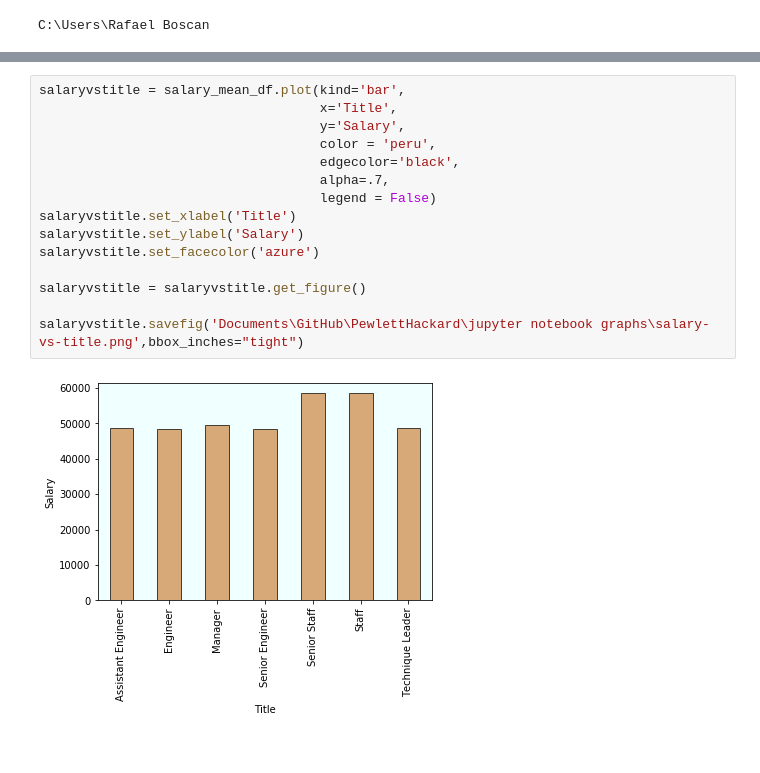
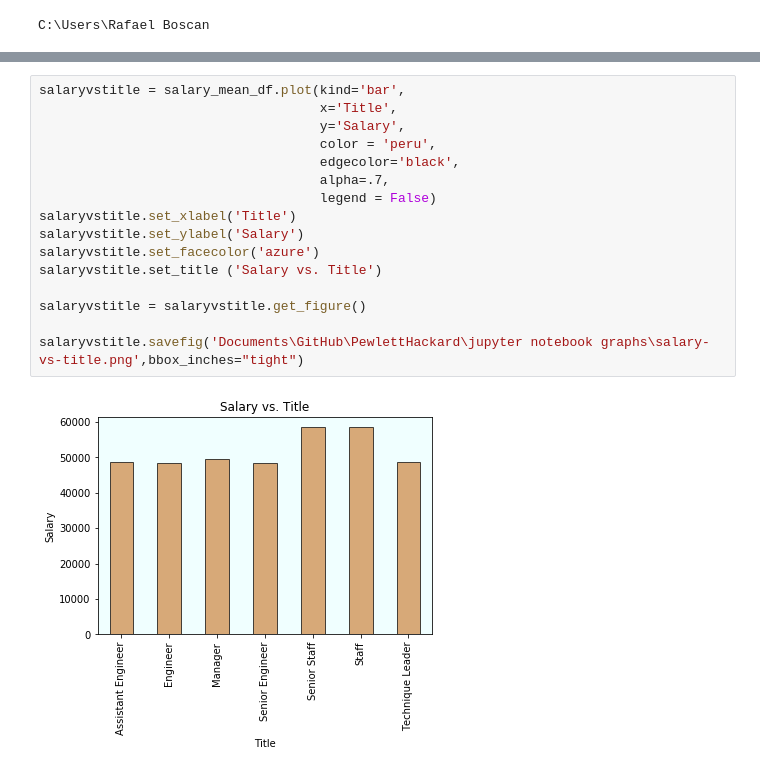
Before and after one commit to rboscan/PewlettHackard, a Jupyter notebook: pewletthackard_analysis.ipynb, the cells around one changed output, grey strips where cells are left out. Saved outputs shown, nothing was run; the diff lists cells and outputs as text.

```diff
--- a/pewletthackard_analysis.ipynb
+++ b/pewletthackard_analysis.ipynb
@@ -71,20 +160,21 @@ C:\Users\Rafael Boscan
 # %%
 salaryvstitle = salary_mean_df.plot(kind='bar',
                                     x='Title',
                                     y='Salary',
                                     color = 'peru',
                                     edgecolor='black',
                                     alpha=.7,
                                     legend = False)
 salaryvstitle.set_xlabel('Title')
 salaryvstitle.set_ylabel('Salary')
 salaryvstitle.set_facecolor('azure')
+salaryvstitle.set_title ('Salary vs. Title')
 
 salaryvstitle = salaryvstitle.get_figure()
 
 salaryvstitle.savefig('Documents\GitHub\PewlettHackard\jupyter notebook graphs\salary-vs-title.png',bbox_inches="tight")
 # %% [output]
-[figure, old version]
+[figure, new version]
 # %%
 employee_vs_title = employee_title_mean_df.plot(kind='bar',x='Title',y='Employee Count',
                                                 color = 'peru',
```
Also changed, not shown: parts of 8 cells of this notebook, 6 other files.
